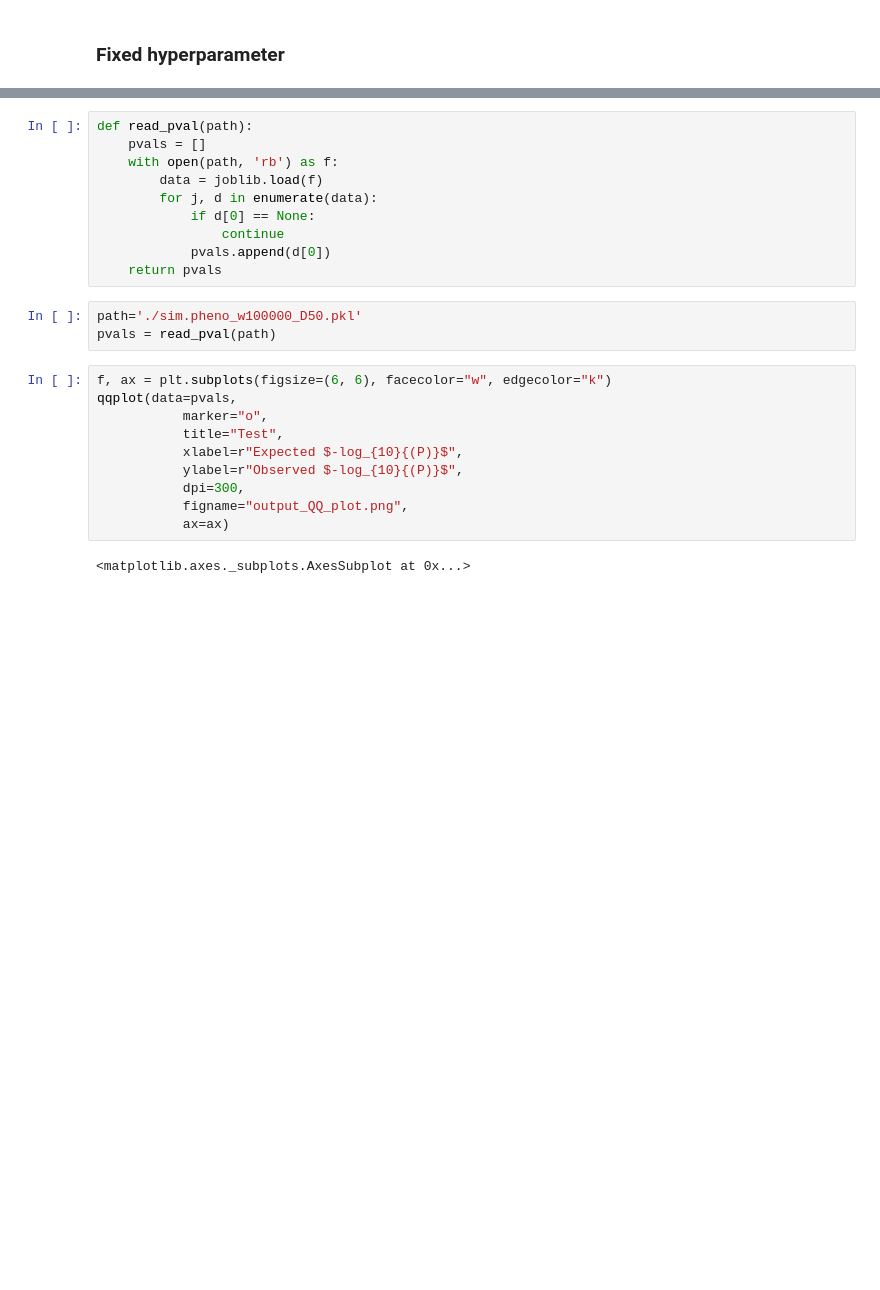
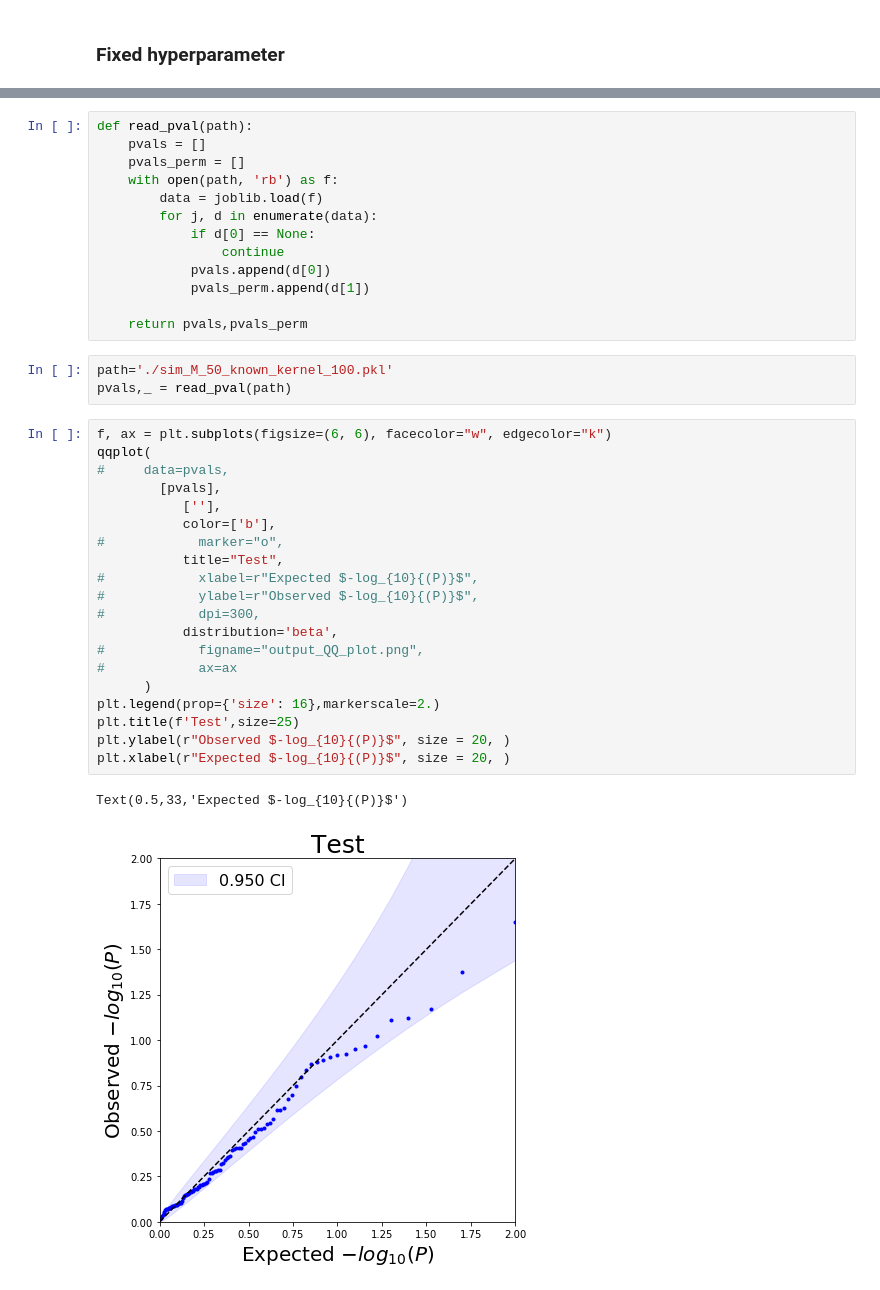
Before and after one commit to sriramlab/FastKAST, a Jupyter notebook: sim_results/Visualization.ipynb, the cells around one changed output, grey strips where cells are left out. Cells and saved outputs as stored; diff of their text form; blank space fills up the shorter version.

Commit message:
add visual demo

```diff
--- a/sim_results/Visualization.ipynb
+++ b/sim_results/Visualization.ipynb
@@ -7,25 +9,39 @@ import matplotlib.pyplot as plt
 # %%
 def read_pval(path):
     pvals = []
+    pvals_perm = []
     with open(path, 'rb') as f:
         data = joblib.load(f)
         for j, d in enumerate(data):
             if d[0] == None:
                 continue
             pvals.append(d[0])
-    return pvals
+            pvals_perm.append(d[1])
+
+    return pvals,pvals_perm
 # %%
-path='./sim.pheno_w100000_D50.pkl'
-pvals = read_pval(path)
+path='./sim_M_50_known_kernel_100.pkl'
+pvals,_ = read_pval(path)
 # %%
 f, ax = plt.subplots(figsize=(6, 6), facecolor="w", edgecolor="k")
-qqplot(data=pvals,
-           marker="o",
+qqplot(
+#     data=pvals,
+        [pvals],
+           [''],
+           color=['b'],
+#            marker="o",
            title="Test",
-           xlabel=r"Expected $-log_{10}{(P)}$",
-           ylabel=r"Observed $-log_{10}{(P)}$",
-           dpi=300,
-           figname="output_QQ_plot.png",
-           ax=ax)
+#            xlabel=r"Expected $-log_{10}{(P)}$",
+#            ylabel=r"Observed $-log_{10}{(P)}$",
+#            dpi=300,
+           distribution='beta',
+#            figname="output_QQ_plot.png",
+#            ax=ax
+      )
+plt.legend(prop={'size': 16},markerscale=2.)
+plt.title(f'Test',size=25)
+plt.ylabel(r"Observed $-log_{10}{(P)}$", size = 20, )
+plt.xlabel(r"Expected $-log_{10}{(P)}$", size = 20, )
 # %% [output]
-<matplotlib.axes._subplots.AxesSubplot at 0x...>
+Text(0.5,33,'Expected $-log_{10}{(P)}$')
+[figure, added]
```
Also changed, not shown: parts of 5 cells of this notebook, 6 other files.
